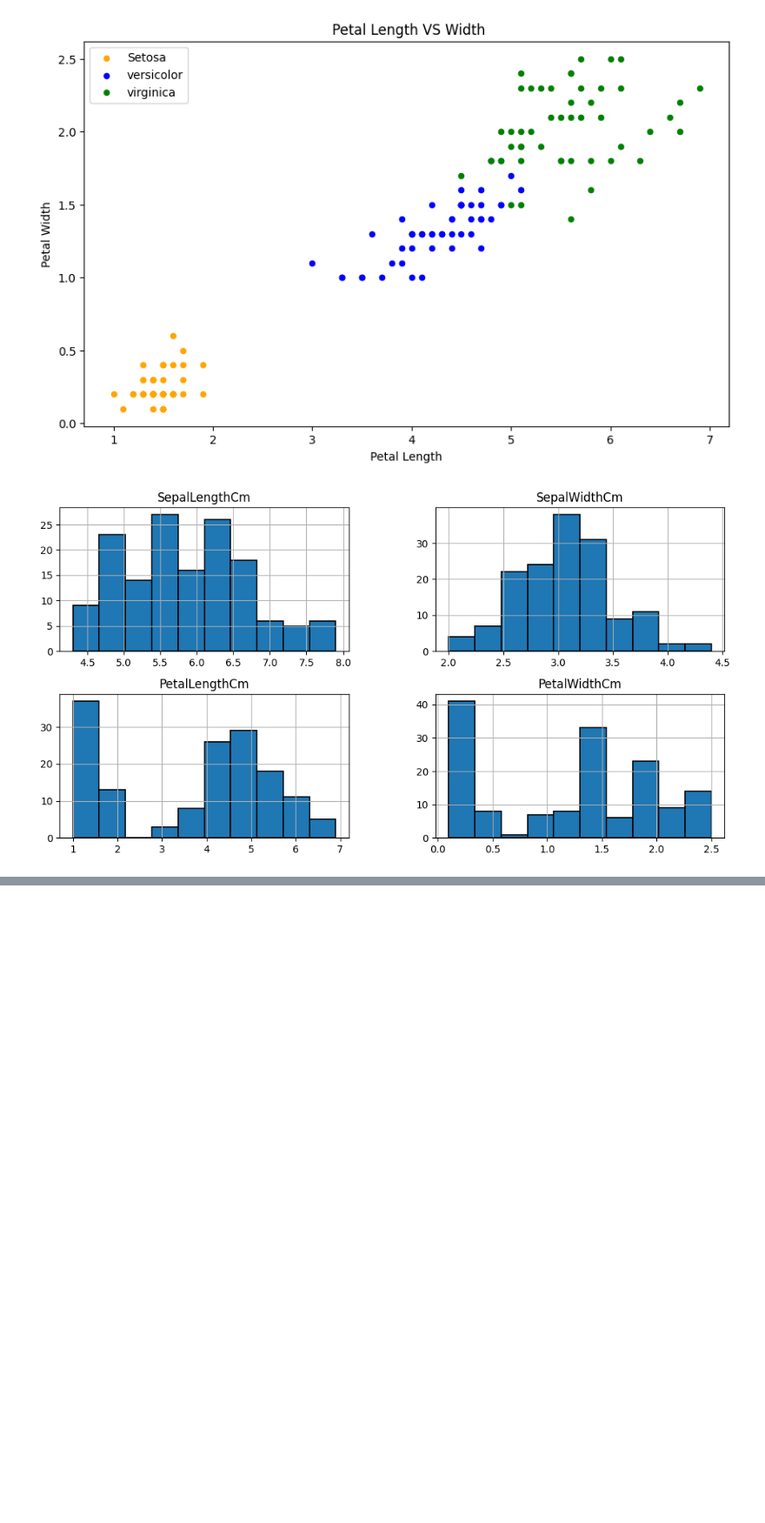
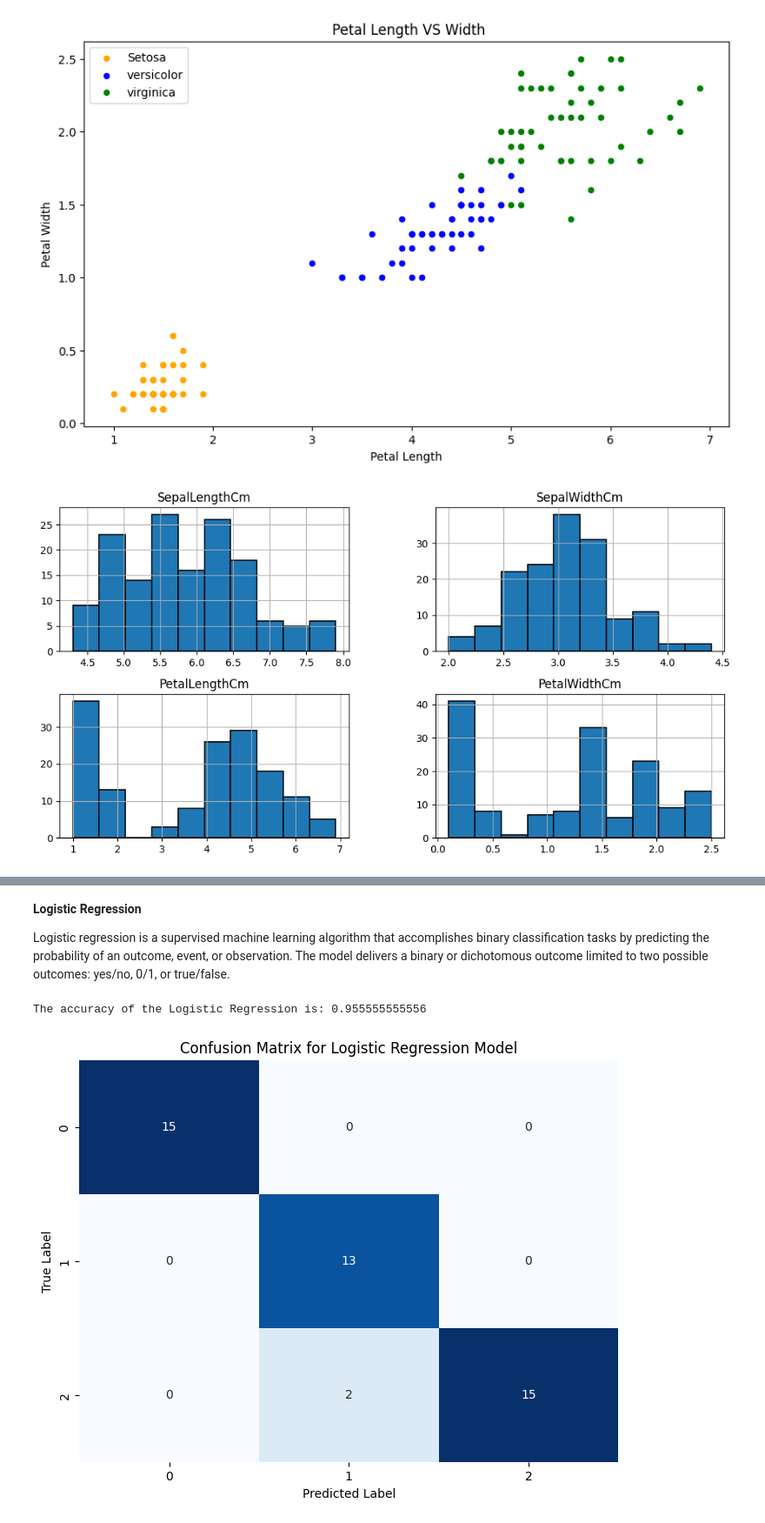
Before and after one commit to Enkhamgalan1230/CO559-ML-DL-Group-project, a Jupyter notebook: GroupProj.ipynb, the cells around one changed output, grey strips where cells are left out. Shown: that part at 87% size. Saved outputs shown, nothing was run; the diff lists cells and outputs as text; code cells hidden in the pictures; blank space fills up the shorter version.

```diff
--- a/GroupProj.ipynb
+++ b/GroupProj.ipynb
@@ -98,0 +227,24 @@ plt.show()
+# %% [markdown]
+**Logistic Regression**
+
+Logistic regression is a supervised machine learning algorithm that accomplishes binary classification tasks by predicting the probability of an outcome, event, or observation. The model delivers a binary or dichotomous outcome limited to two possible outcomes: yes/no, 0/1, or true/false.
+# %%
+# Logistic Regression Model
+model2 = LogisticRegression(max_iter=200) # Increased max_iter for convergence
+model2.fit(train_X, train_Y)
+prediction2 = model2.predict(test_X) # Corrected to use model2 for prediction
+accuracy_LR = accuracy_score(test_Y, prediction2)
+print(f'The accuracy of the Logistic Regression is: {accuracy_LR:.12f}')
+
+conf_matrix_LR = confusion_matrix(test_Y, prediction2)
+
+# Plot the confusion matrix
+plt.figure(figsize=(8, 6))
+sns.heatmap(conf_matrix_LR, annot=True, fmt='d', cmap='Blues', cbar=False)
+plt.title('Confusion Matrix for Logistic Regression Model')
+plt.xlabel('Predicted Label')
+plt.ylabel('True Label')
+plt.show()
+# %% [output]
+The accuracy of the Logistic Regression is: 0.955555555556
+[figure, added]
```
Also changed, not shown: parts of 38 cells of this notebook.
